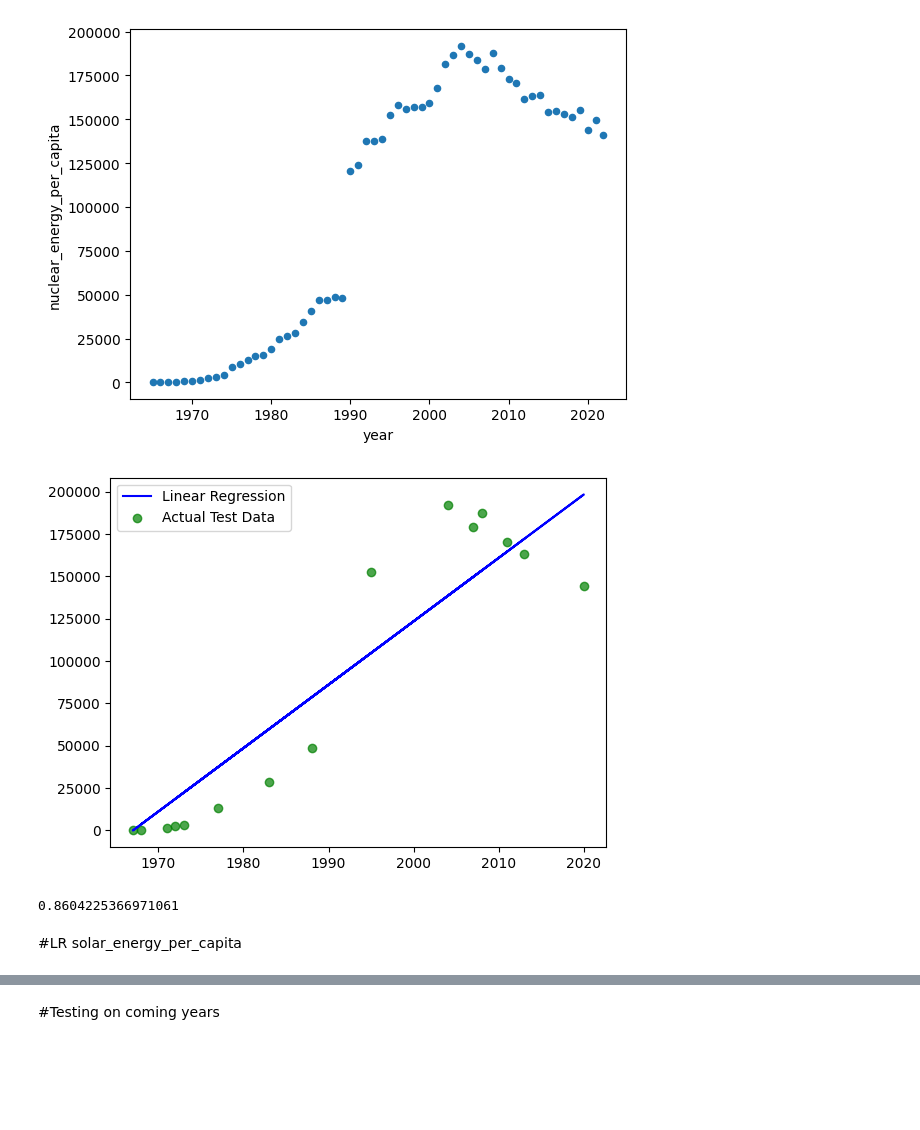
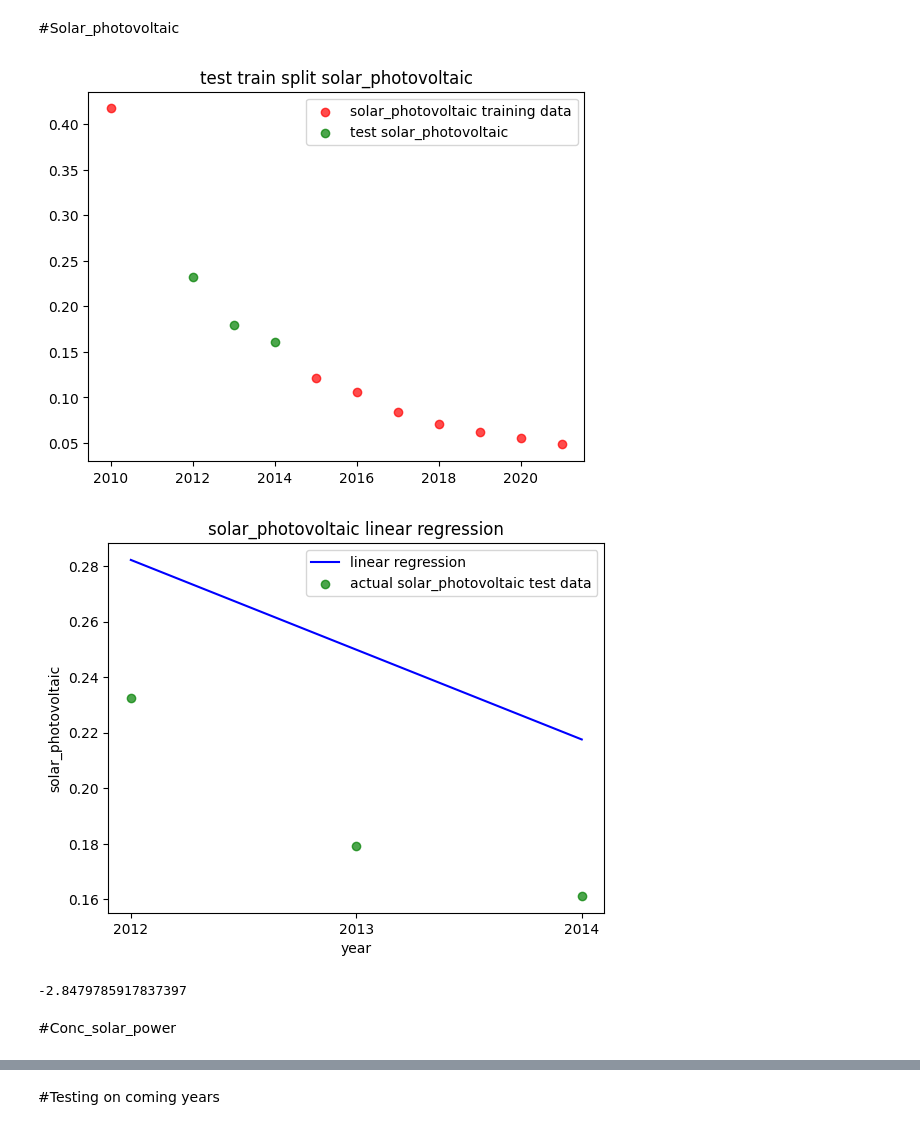
Before and after one commit to ndhend/Winc_assignments, a Jupyter notebook: Final_Ass_Q3.ipynb, the cells around one changed output, grey strips where cells are left out. Drawn from its saved outputs; the diff is of its cells as text; code cells hidden in the pictures; blank space fills up the shorter version.

```diff
--- a/Final_Ass_Q3.ipynb
+++ b/Final_Ass_Q3.ipynb
@@ -148,31 +212,56 @@ LR.score(X_test_hydro.values.reshape(-1,1), y_test.values) # Output: 0.213896907
+# %% [markdown]
+#Solar_photovoltaic
 # %%
+# renewables.plot(kind='scatter', x='year', y='solar_photovoltaic')
+# plt.show()
+# Although I see no line in the plot, I will test it, not to exclude it.
 
-renewables.plot(kind='scatter', x='year', y='nuclear_energy_per_capita')
+
+# Prepare data
+X_test_year = renewables['year']
+# X_test_year
+y_test_solar_photovoltaic = renewables['solar_photovoltaic']
+# y_test_solar_photovoltaic
+
+# Test train split for supervised training
+X_train_year, X_test_year, y_train_solar_photovoltaic, y_test_solar_photovoltaic = train_test_split(
+    renewables.year, renewables.solar_photovoltaic)
+
+# Test train split visualization
+plt.scatter(X_train_year,y_train_solar_photovoltaic, label='solar_photovoltaic training data',
+            color='r', alpha=0.7)
+plt.scatter(X_test_year, y_test_solar_photovoltaic, label='test solar_photovoltaic',
+            color='g', alpha=0.7)
+plt.legend()
+plt.title('test train split solar_photovoltaic')
 plt.show()
 
-#Test train split for supervised training
-X_train, X_test_nuclear, y_train, y_test = train_test_split(
-    renewables.year, renewables.nuclear_energy_per_capita)
-
 # Create linear model and train it
-LR=LinearRegression()
-LR_nuclear = LR.fit(X_train.values.reshape(-1,1), y_train.values)
+lr=LinearRegression()
+lr_solar_photovoltaic = lr.fit(X_train_year.values.reshape(-1,1), y_train_solar_photovoltaic.values)
 
 # Use model to predict TEST Data
-nuclear_predictions = LR_nuclear.predict(X_test_nuclear.values.reshape(-1, 1))
+solar_photovoltaic_predictions = lr_solar_photovoltaic.predict(X_test_year.values.reshape(-1, 1))
 
-# Plot prediction liine against actual data
-plt.plot(X_test_nuclear, nuclear_predictions, label='Linear Regression', color='b')
-plt.scatter(X_test_nuclear, y_test, label='Actual Test Data', color='g', alpha=.7) # alpha = brightness of the dots.
+# Plot prediction line against actual data
+plt.plot(X_test_year, solar_photovoltaic_predictions, label='linear regression', color='b')
+plt.scatter(X_test_year, y_test_solar_photovoltaic, label='actual solar_photovoltaic test data', color='g', alpha=.7) # alpha = brightness of the dots.
 plt.legend()
+
+# Format x-axis tick labels as integers (years)
+plt.xticks(X_test_year.astype(int))
+
+plt.title('solar_photovoltaic linear regression')
+plt.xlabel('year')
+plt.ylabel('solar_photovoltaic')
 plt.show()
 
-# Score the model
-LR.score(X_test_nuclear.values.reshape(-1,1), y_test.values) # Output: -4.509082997412333
+# # Score the model
+lr.score(X_test_year.values.reshape(-1,1), y_test_solar_photovoltaic.values) # Output: 0.2138969076043844
 # %% [output]
-[figure, old version]
+[figure, new version]
-[figure, old version]
+[figure, new version]
-0.8604225366971061
+-2.8479785917837397
-# %% [markdown]
-#LR solar_energy_per_capita
+# %% [markdown]
+#Conc_solar_power
 # %%
```
Also changed, not shown: parts of 30 cells of this notebook.
